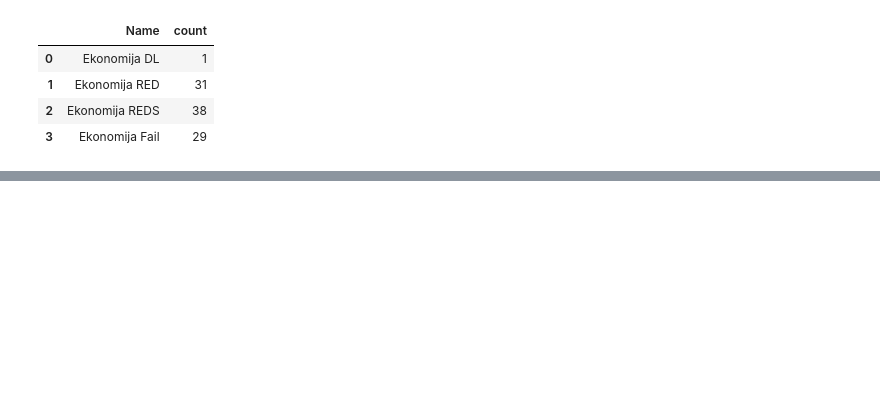
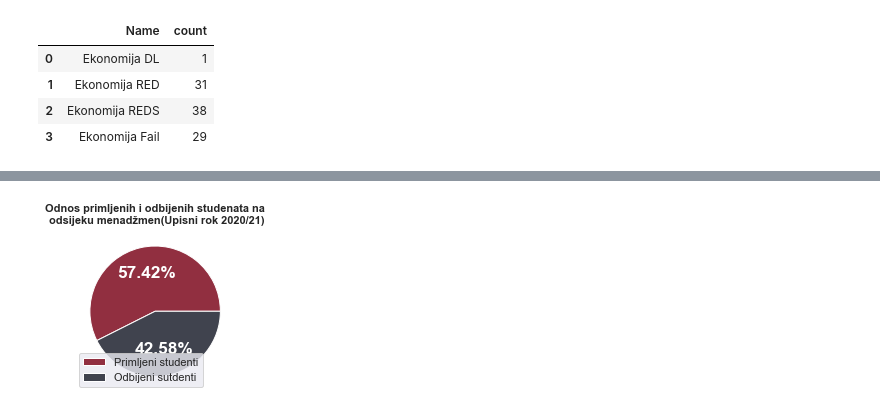
Before and after one commit to WorldWideWest/logisticRegressionSEBS, a Jupyter notebook: visualisation.ipynb, the cells around one changed output, grey strips where cells are left out. Saved outputs shown, nothing was run; the diff lists cells and outputs as text; code cells hidden in the pictures; blank space fills up the shorter version.

```diff
--- a/visualisation.ipynb
+++ b/visualisation.ipynb
@@ -90,0 +99,9 @@ plt.show()
+# %%
+pieAdmitted( menadzmentData,
+             ['#912F40', '#40434E'],
+             3,
+             ['Primljeni studenti', 'Odbijeni sutdenti'],
+             'Odnos primljenih i odbijenih studenata na\n odsijeku menadžmen(Upisni rok 2020/21)',
+             save = 'visualisations/menadzmentAdmittedNot.png')
+# %% [output]
+[figure, added]
```
Also changed, not shown: parts of 6 cells of this notebook, 4 other files.
